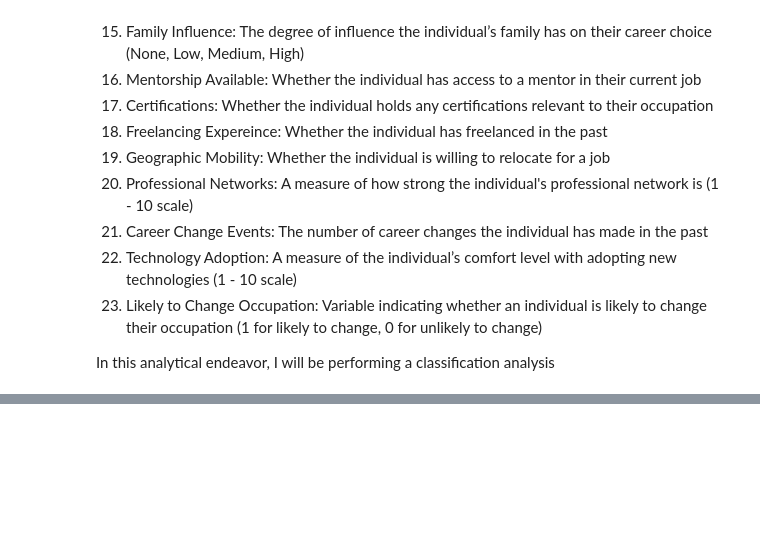
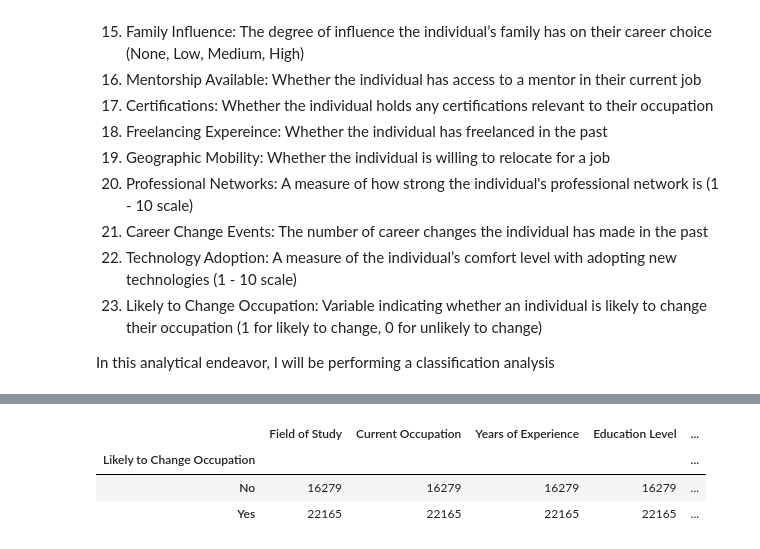
Before and after one commit to yestab335/data-science, a Jupyter notebook: ChangeOfCareer/notebook.ipynb, the cells around one changed output, grey strips where cells are left out. Cells and saved outputs as stored; diff of their text form; code cells hidden in the pictures; blank space fills up the shorter version.

```diff
--- a/ChangeOfCareer/notebook.ipynb
+++ b/ChangeOfCareer/notebook.ipynb
@@ -42,0 +110,16 @@ The first step is to visually inspect the new data set.
+# %%
+# Remap the int categories to str
+data['Likely to Change Occupation'] = data['Likely to Change Occupation'].map({
+  0: 'No',
+  1: 'Yes',
+})
+
+# Count the class distribution
+change_occupation = data.groupby('Likely to Change Occupation')
+
+change_occupation.count()
+# %% [output]
+|  | Field of Study | Current Occupation | Years of Experience | Education Level | ... |
+| Likely to Change Occupation |  |  |  |  | ... |
+| No | 16279 | 16279 | 16279 | 16279 | ... |
+| Yes | 22165 | 22165 | 22165 | 22165 | ... |
```
Also changed, not shown: parts of 10 cells of this notebook.
